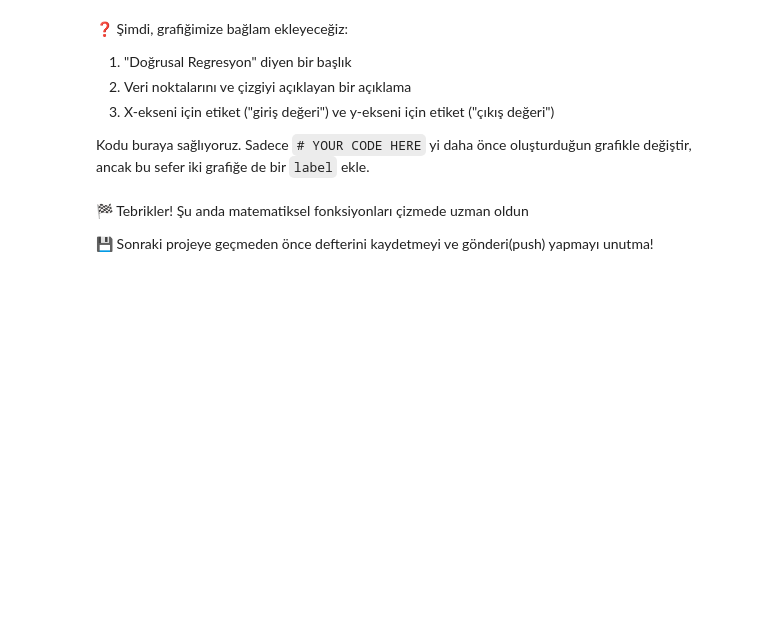
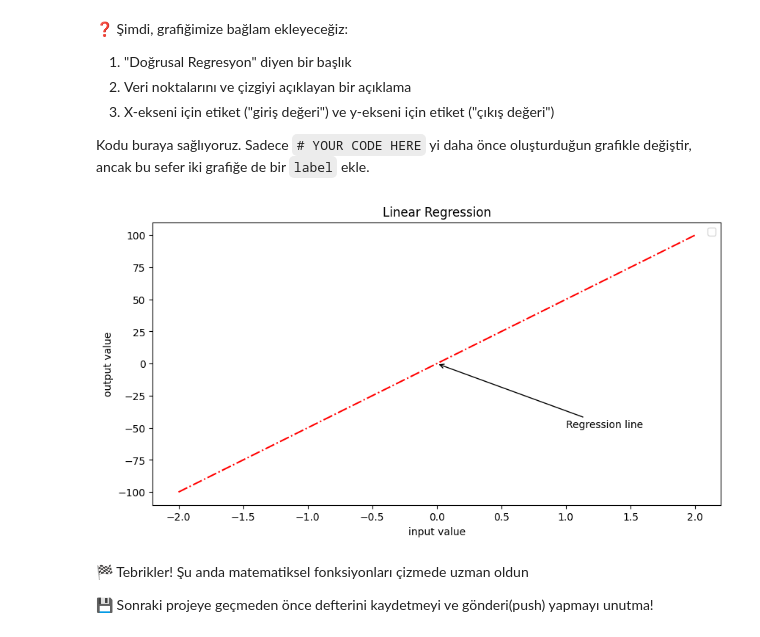
Before and after one commit to Aysima8/algebra-warmup, a Jupyter notebook: algebra-warmup.ipynb, the cells around one changed output. Drawn from its saved outputs; the diff is of its cells as text; code cells hidden in the pictures; blank space fills up the shorter version.

```diff
--- a/algebra-warmup.ipynb
+++ b/algebra-warmup.ipynb
@@ -187,21 +192,23 @@ Kodu buraya sağlıyoruz. Sadece `# YOUR CODE HERE` yi daha önce oluşturduğun
 # %%
 # Set the size of the figure
 fig = plt.figure(figsize=(10, 5))
 
 # Plot the scatter plot and the accompanying red line
 # This time add a `label` to the two plots
-pass  # YOUR CODE HERE
+plt.plot([-2,2], [-100,100], color = 'r', linestyle = '-.')
 
 # Add title and legend
 plt.title("Linear Regression")
 plt.legend()
 
 # Add labels for both axes
 plt.xlabel("input value")
 plt.ylabel("output value")
 
 # Add annotation to the regression line
 plt.annotate("Regression line", (0,0), (1,-50), arrowprops={"arrowstyle":"->"});
+# %% [output]
+[figure, added]
 # %% [markdown]
 🏁 Tebrikler! Şu anda matematiksel fonksiyonları çizmede uzman oldun
 
```
Also changed, not shown: parts of 3 cells of this notebook.
